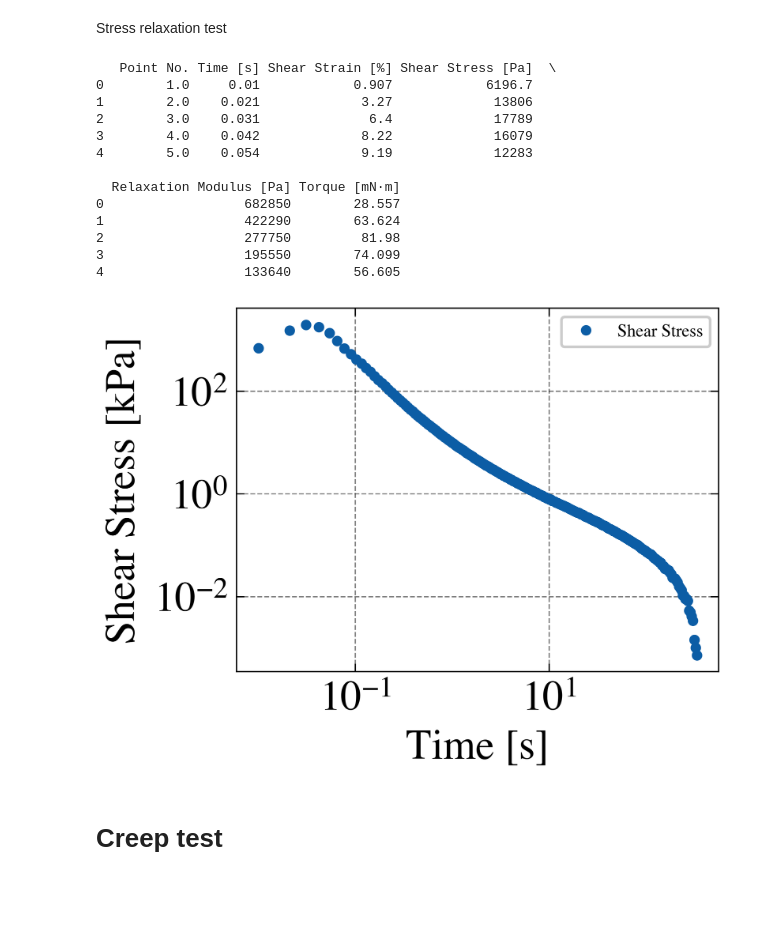
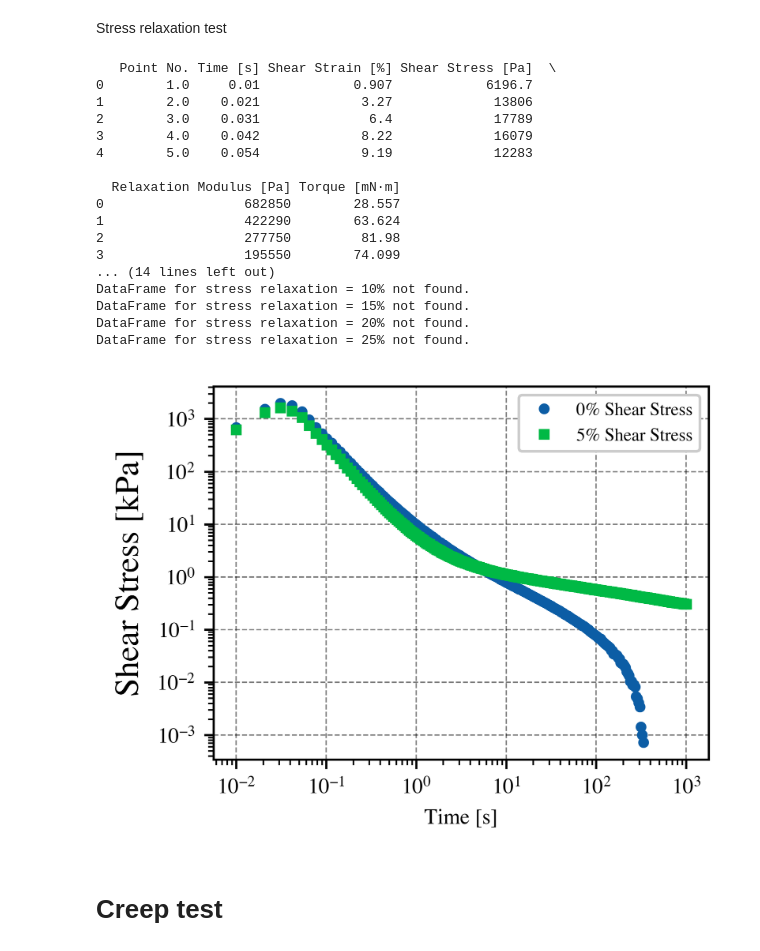
Before and after one commit to te5msride/Rheology, a Jupyter notebook: rheology.ipynb, the cells around one changed output. Drawn from its saved outputs; the diff is of its cells as text; code cells hidden in the pictures; blank space fills up the shorter version.

```diff
--- a/rheology.ipynb
+++ b/rheology.ipynb
@@ -148,7 +112,7 @@ def select_columns_for_plotting(df, sheet_name):
     selected_columns = []  # Add your logic here
     return df[selected_columns]
 
-file_name = 'Testing1-26.xlsx'
+file_name = 'Testing1-29.xlsx'
 
 # Load the Excel file once to fetch all sheet names and normalize them
 xls = pd.ExcelFile(file_name)
@@ -322,56 +306,69 @@ plt.show()
 Stress relaxation test
 # %%
 # Normalize the test name to lowercase to match the dictionary keys
-test_name_normalized = "Stress relaxation = 0%".lower()
+test_type = 'Stress relaxation'
 
-# Access the DataFrame using the normalized test name
-specific_test_df = dfs.get(test_name_normalized)
+# Create a figure and axes
+fig, ax = plt.subplots()
 
-if specific_test_df is not None:
-    # Now you can work with specific_test_df
-    print(specific_test_df.head())  # Display the first few rows as an example
-else:
-    print(f"DataFrame for {test_name_normalized} not found.")
+# Iterate over the conditions
+for condition in conditions:
+    # Normalize the test name to lowercase to match the dictionary keys
+    test_name_normalized = f"{test_type.lower()} = {condition.lower()}"
 
-# Convert 'Time [s]' column to numeric, assuming it's in the correct format
-specific_test_df['Time [s]'] = pd.to_numeric(specific_test_df['Time [s]'], errors='coerce')
+    # Access the DataFrame using the normalized test name
+    specific_test_df = dfs.get(test_name_normalized)
 
-# Drop any rows that have NaN values in the columns we're interested in after conversion (shear stress)
-specific_test_df.dropna(subset=['Shear Stress [Pa]'], inplace=True)
-#convert shear stress to kpa
-specific_test_df['Shear Stress [Pa]'] = specific_test_df['Shear Stress [Pa]'] / (10^3)
+    if specific_test_df is not None:
+        # Now you can work with specific_test_df
+        print(specific_test_df.head())  # Display the first few rows as an example
 
+        # Convert 'Time [s]' column to numeric, assuming it's in the correct format
+        specific_test_df['Time [s]'] = pd.to_numeric(specific_test_df['Time [s]'], errors='coerce')
 
+        # Drop any rows that have NaN values in the columns we're interested in after conversion (shear stress)
+        specific_test_df.dropna(subset=['Shear Stress [Pa]'], inplace=True)
+        #convert shear stress to kpa
+        specific_test_df['Shear Stress [Pa]'] = specific_test_df['Shear Stress [Pa]'] / (10^3)
 
-# Scatter plot for Shear Stress
-plt.plot(specific_test_df['Time [s]'], specific_test_df['Shear Stress [Pa]'],label='Shear Stress')
+        # Scatter plot for Shear Stress
+        ax.plot(specific_test_df['Time [s]'], specific_test_df['Shear Stress [Pa]'], label=f'{condition} Shear Stress')
+
+    else:
+        print(f"DataFrame for {test_name_normalized} not found.")
 
 # Set scale to log for both axes
-plt.xscale('log')
-plt.yscale('log')
+ax.set_xscale('log')
+ax.set_yscale('log')
 
 # Adding title and labels
-# plt.title('Shear Stress vs Time')
-plt.xlabel('Time [s]')
-plt.ylabel('Shear Stress [kPa]')
-plt.legend(fontsize='small')  # Choose an appropriate size like 'small', 'medium', 'large', or a numeric value
+ax.set_xlabel('Time [s]')
+ax.set_ylabel('Shear Stress [kPa]', fontsize=12.5)
+
+# Adding legend
+ax.legend(fontsize='small')  # Choose an appropriate size like 'small', 'medium', 'large', or a numeric value
+
 # Show plot
 plt.show()
 # %% [output]
    Point No. Time [s] Shear Strain [%] Shear Stress [Pa]  \
 0        1.0     0.01            0.907            6196.7
 1        2.0    0.021             3.27             13806
 2        3.0    0.031              6.4             17789
 3        4.0    0.042             8.22             16079
 4        5.0    0.054             9.19             12283
 
   Relaxation Modulus [Pa] Torque [mN·m]
 0                  682850        28.557
 1                  422290        63.624
 2                  277750         81.98
 3                  195550        74.099
-4                  133640        56.605
+... (14 lines left out)
+DataFrame for stress relaxation = 10% not found.
+DataFrame for stress relaxation = 15% not found.
+DataFrame for stress relaxation = 20% not found.
+DataFrame for stress relaxation = 25% not found.
-[figure, old version]
+[figure, new version]
 # %% [markdown]
 # Creep test
 # %%
```
Also changed, not shown: parts of 9 cells of this notebook, 5 other files.
